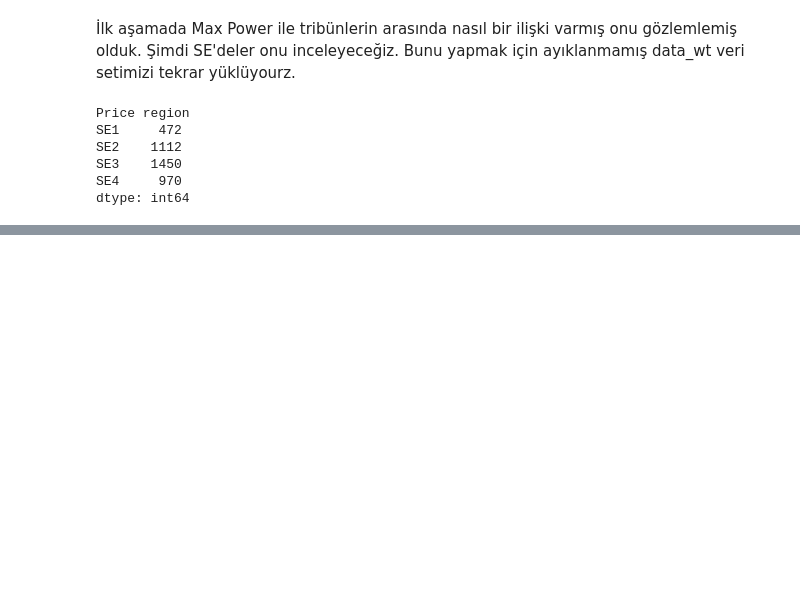
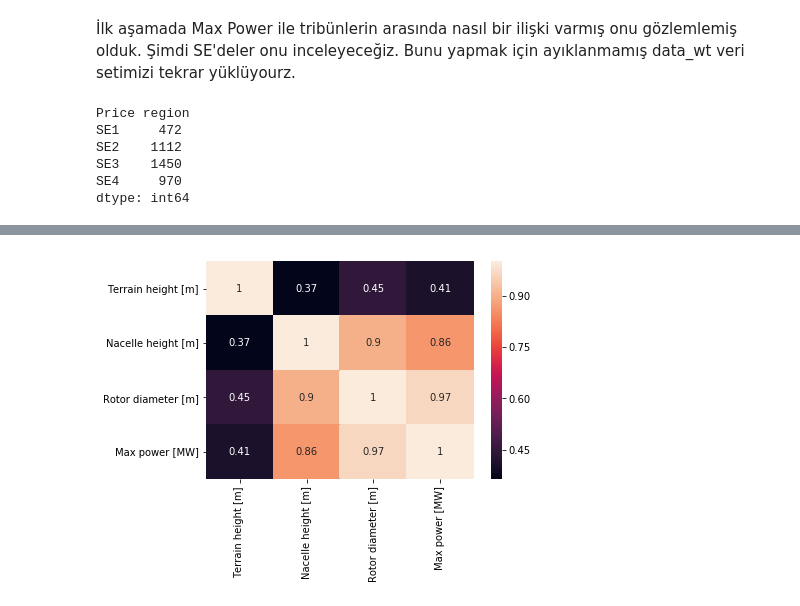
Before and after one commit to AhmetY21/GES, a Jupyter notebook: EEMComp EDA.ipynb, the cells around one changed output, grey strips where cells are left out. Cells and saved outputs as stored; diff of their text form; code cells hidden in the pictures; blank space fills up the shorter version.

```diff
--- a/EEMComp EDA.ipynb
+++ b/EEMComp EDA.ipynb
@@ -296,0 +356,5 @@ pricer=data_wt.groupby(['Price region'])
+# %%
+sns.heatmap(se3[['Wind turbine ID','Terrain height [m]','Nacelle height [m]','Rotor diameter [m]','Max power [MW]']].corr(), annot=True)
+plt.show()
+# %% [output]
+[figure, added]
```
Also changed, not shown: parts of 16 cells of this notebook.
